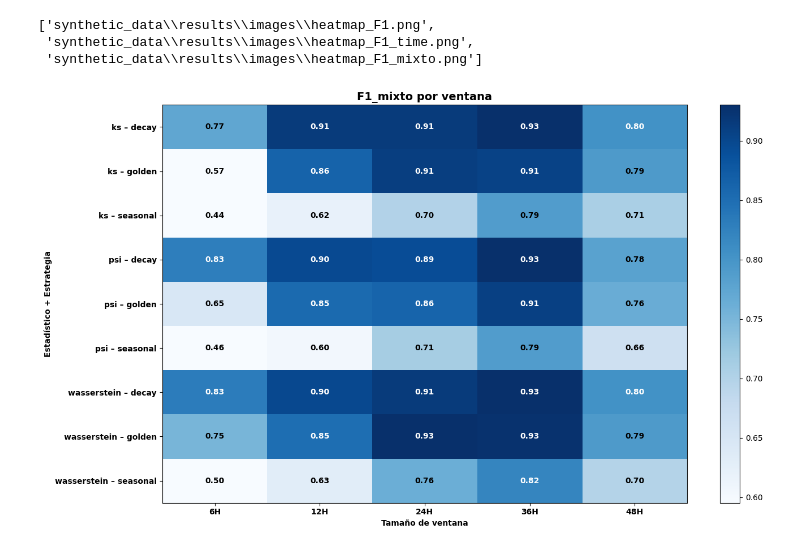
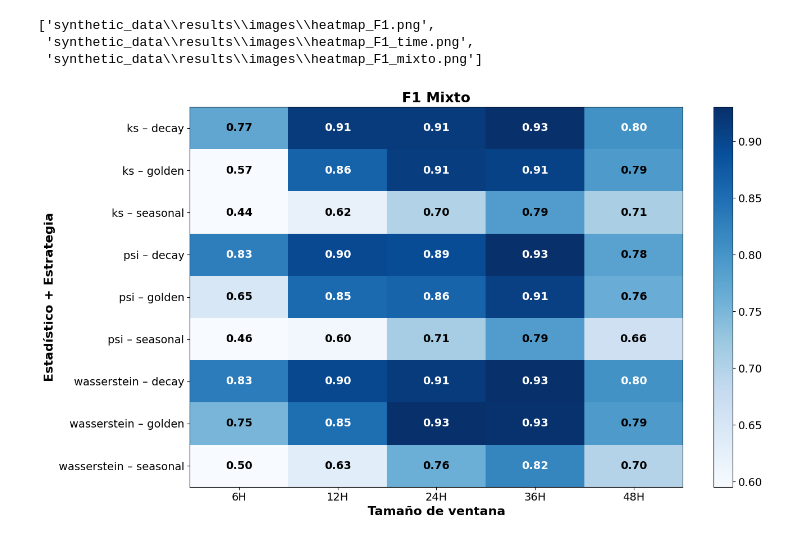
Before and after one commit to fchiapped/Proyecto-Grado, a Jupyter notebook: Drift Evaluation/vis.ipynb, the cells around one changed output. Saved outputs shown, nothing was run; the diff lists cells and outputs as text; code cells hidden in the pictures.

```diff
--- a/Drift Evaluation/vis.ipynb
+++ b/Drift Evaluation/vis.ipynb
@@ -228,39 +228,50 @@ df = pd.read_csv('synthetic_data/results/eval_episodes_by_window_strategy.csv')
 df["F1_mixto"] = 0.85 * df["F1"] + 0.15 * df["F1_time"]
 df["combo"] = df["metric"] + " – " + df["strategy"]
 
-# orden deseado de ventanas
+# === Orden deseado de ventanas ===
 window_order = ["6H", "12H", "24H", "36H", "48H"]
 window_order = [w for w in window_order if w in df["window"].unique()]
 
 heatmap_df = (
     df.pivot(index="combo", columns="window", values="F1_mixto")
       .reindex(columns=window_order)
       .sort_index()
 )
 
+# === Ajustes globales de fuente ===
+plt.rcParams.update({
+    "font.size": 14,            # tamaño general de la fuente
+    "axes.titlesize": 18,       # tamaño del título
+    "axes.labelsize": 16,       # tamaño de etiquetas x/y
+    "xtick.labelsize": 14,
+    "ytick.labelsize": 14
+})
+
 # === Plot ===
 plt.figure(figsize=(14, 8))
 
-# Fijar rango de color (vmin, vmax) para mejorar contraste
 vmin, vmax = heatmap_df.min().min(), heatmap_df.max().max()
-im = plt.imshow(heatmap_df, cmap="Blues", aspect="auto", vmin=vmin*1.35, vmax=vmax)
+im = plt.imshow(heatmap_df, cmap="Blues", aspect="auto",
+                vmin=vmin * 1.35, vmax=vmax)
 
-# Valores sobre cada celda con color adaptativo
+# === Valores en cada celda ===
 threshold = 0.8
 for i in range(heatmap_df.shape[0]):
     for j in range(heatmap_df.shape[1]):
         val = heatmap_df.iloc[i, j]
         text_color = 'white' if val > threshold else 'black'
         plt.text(j, i, f"{val:.2f}", ha='center', va='center',
-                color=text_color, fontweight='bold', fontsize=10)
+                 color=text_color, fontweight='bold', fontsize=14)
 
 plt.colorbar(im)
-plt.title("F1_mixto por ventana", fontweight='bold', fontsize=14)
+plt.title("F1 Mixto", fontweight='bold')
 plt.ylabel("Estadístico + Estrategia", fontweight='bold')
 plt.xlabel("Tamaño de ventana", fontweight='bold')
-plt.xticks(ticks=np.arange(len(heatmap_df.columns)), labels=heatmap_df.columns, fontweight='bold')
-plt.yticks(ticks=np.arange(len(heatmap_df.index)), labels=heatmap_df.index, fontweight='bold')
+
+plt.xticks(ticks=np.arange(len(heatmap_df.columns)), labels=heatmap_df.columns)
+plt.yticks(ticks=np.arange(len(heatmap_df.index)), labels=heatmap_df.index)
+
 plt.tight_layout()
 plt.show()
 # %% [output]
-[figure, old version]
+[figure, new version]
```
Also changed, not shown: 4 other files.
